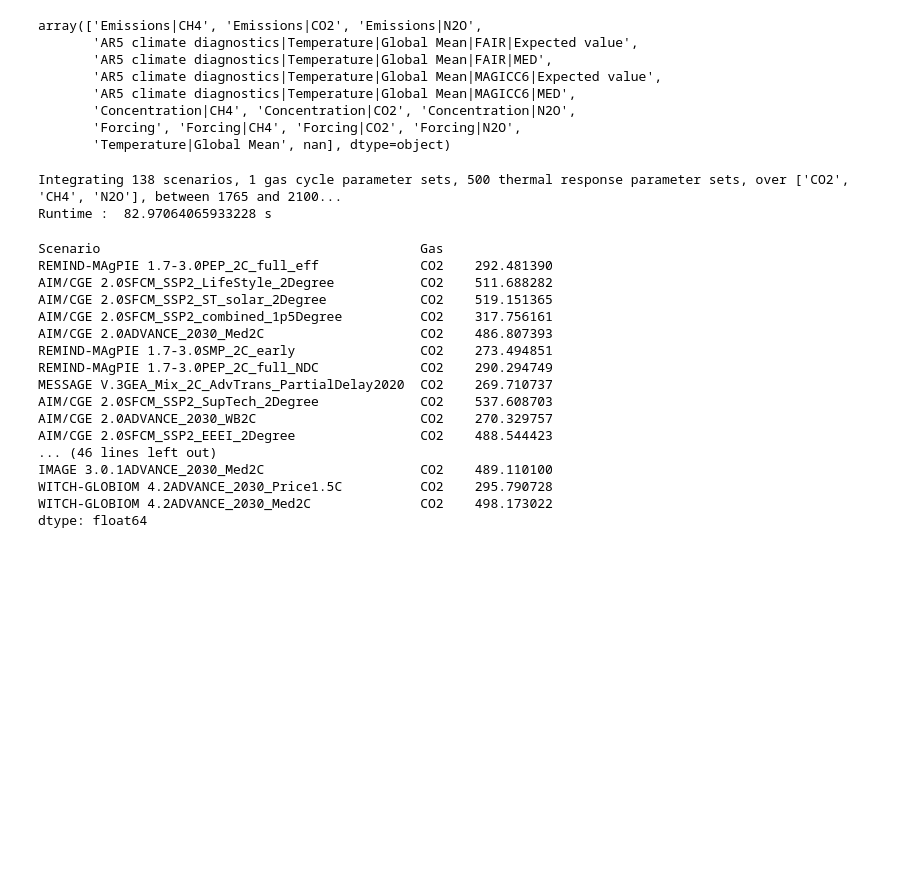
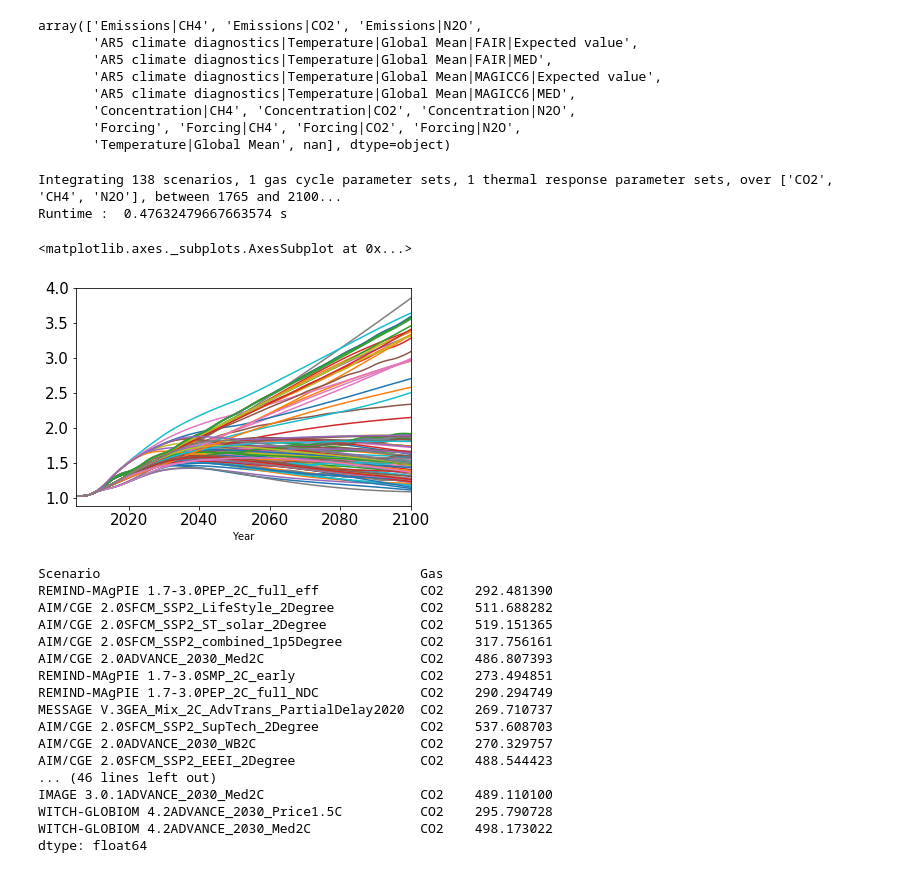
Before and after one commit to stujen/fiveEqSCM, a Jupyter notebook: UnFaIRv2_0/Testing UnFaIR Notebook.ipynb, the cells around one changed output. Cells and saved outputs as stored; diff of their text form; code cells hidden in the pictures; blank space fills up the shorter version.

```diff
--- a/UnFaIRv2_0/Testing UnFaIR Notebook.ipynb
+++ b/UnFaIRv2_0/Testing UnFaIR Notebook.ipynb
@@ -117,14 +117,21 @@ thermal_uncert = default_thermal_param_uncertainty()
 
 gas_param_set = draw_monte_carlo_param_set(0,gas_params,gas_uncert,type='normal')
 
-thermal_param_set = draw_monte_carlo_param_set(500,thermal_params,thermal_uncert,type='lognormal')
+thermal_param_set = draw_monte_carlo_param_set(0,thermal_params,thermal_uncert,type='lognormal')
 
 starttime=time.time()
 model_output = run_UnFaIR(SR15_emissions,SR15_forcing,gas_parameters=gas_param_set,thermal_parameters=thermal_param_set)
 print('Runtime : ',time.time()-starttime,'s')
 # %% [output]
-Integrating 138 scenarios, 1 gas cycle parameter sets, 500 thermal response parameter sets, over ['CO2', 'CH4', 'N2O'], between 1765 and 2100...
-Runtime :  82.97064065933228 s
+Integrating 138 scenarios, 1 gas cycle parameter sets, 1 thermal response parameter sets, over ['CO2', 'CH4', 'N2O'], between 1765 and 2100...
+Runtime :  0.47632479667663574 s
+# %%
+Peak_warming = Scenario_Temps.loc[2010:].diff().abs().idxmin()
+
+model_output['T'].loc[2005:].plot(legend=False,color=matplotlib.cm.copper_r((Peak_warming-Peak_warming.min())/(Peak_warming.max()-Peak_warming.min())),legend=None,linewidth=1.2)
+# %% [output]
+<matplotlib.axes._subplots.AxesSubplot at 0x...>
+[figure, added]
 # %%
 # Plot showing all scenarios that remain below 1.5 degrees relative to 0.87 1850:1900 -> 2005:2015
 rel_to_2010 = (model_output['T']+0.87-model_output['T'].loc[2006:2015,:].mean())#.loc[2010:,model_output['T'].loc[2100,:].loc[(model_output['T'].loc[2100,:]<1.5)].index].values
```
Also changed, not shown: parts of 4 cells of this notebook, 5 other files.
